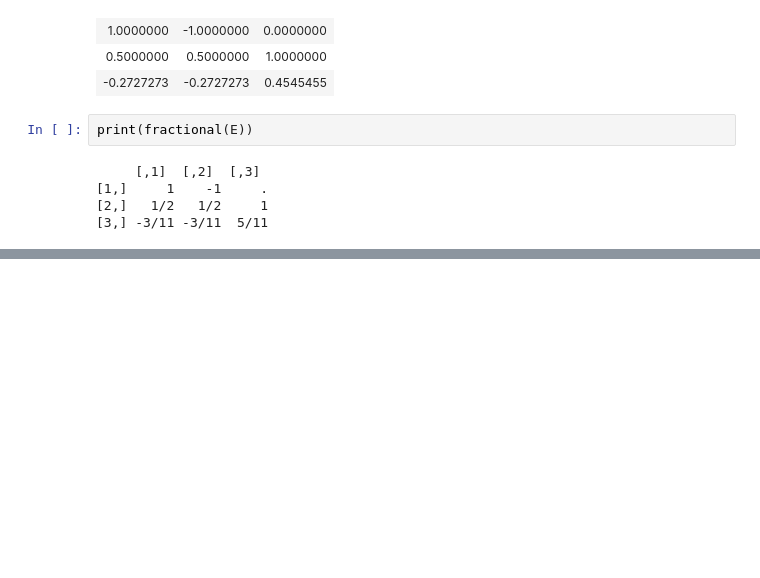
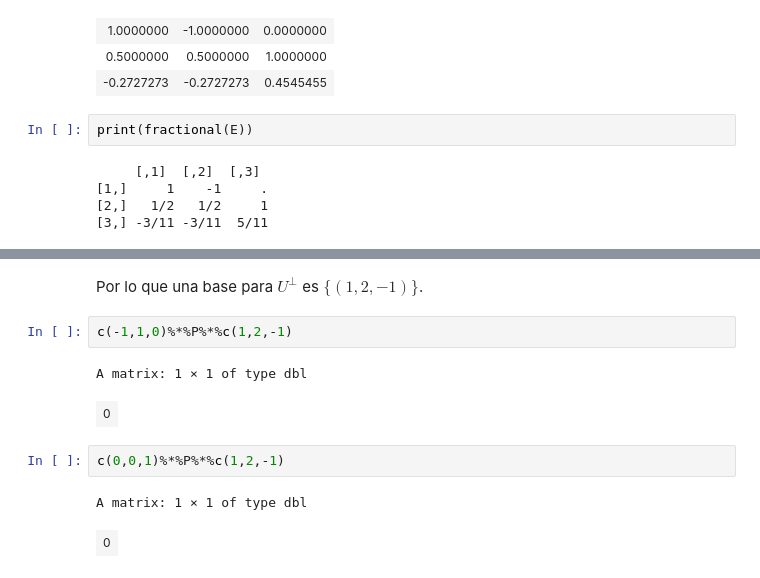
Before and after one commit to pedritomelenas/R-algebra-lineal, a Jupyter notebook: ALME-espacios-vectoriales.ipynb, the cells around one changed output, grey strips where cells are left out. Drawn from its saved outputs; the diff is of its cells as text; blank space fills up the shorter version.

```diff
--- a/ALME-espacios-vectoriales.ipynb
+++ b/ALME-espacios-vectoriales.ipynb
@@ -734,0 +819,12 @@ print(fractional(E))
+# %% [markdown]
+Por lo que una base para $U^\perp$ es $\{(1,2,-1)\}$.
+# %%
+c(-1,1,0)%*%P%*%c(1,2,-1)
+# %% [output]
+A matrix: 1 × 1 of type dbl
+| 0 |
+# %%
+c(0,0,1)%*%P%*%c(1,2,-1)
+# %% [output]
+A matrix: 1 × 1 of type dbl
+| 0 |
```
Also changed, not shown: parts of 25 cells of this notebook.
